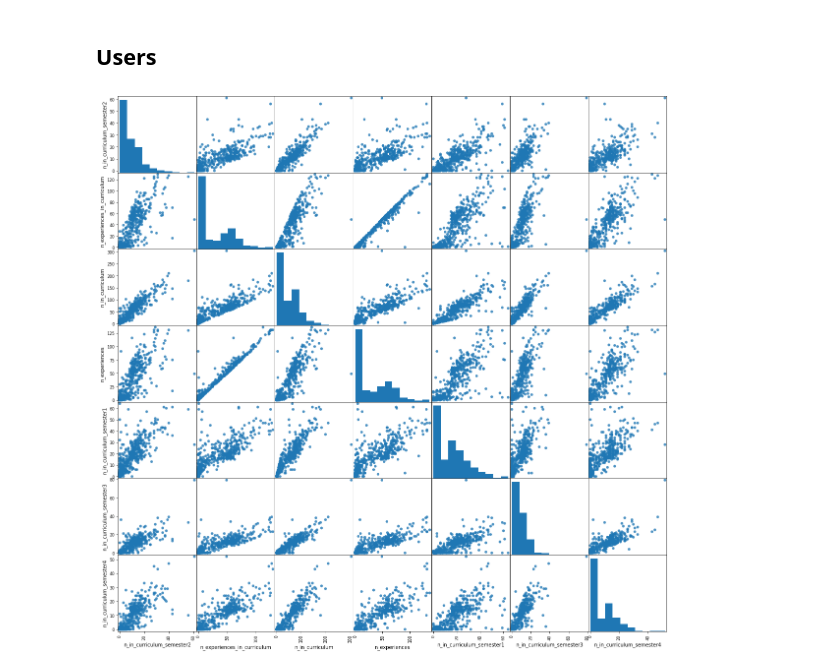
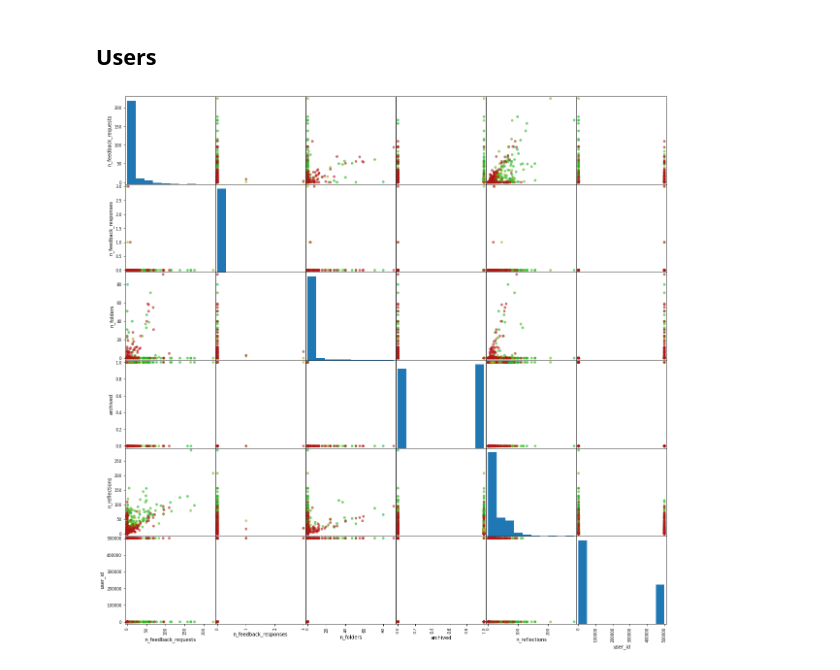
Before and after one commit to pietroairaghi/dualt_analysis, a Jupyter notebook: notebooks/preprocess_pipeline.ipynb, the cells around one changed output. Saved outputs shown, nothing was run; the diff lists cells and outputs as text; code cells hidden in the pictures.

```diff
--- a/notebooks/preprocess_pipeline.ipynb
+++ b/notebooks/preprocess_pipeline.ipynb
@@ -111,19 +206,28 @@ There are 13 extra columns in df: ['len_observations', 'activity_total_length',
+# %%
+palette = ['#b41414','#b41414','#b41414','#b41414','#b41414','#b41414', '#b44714', '#b47414',
+           '#b49a14', '#abb414', '#70b414',
+           '#3db414', '#14b414', '#14b441']
+# %%
+notes = [np.nan,0,0.5,1,1.5,2,2.5,3,3.5,4,4.5,5,5.5,6]
+color_map = dict(zip(notes,palette))
+# %%
+colors = df['grade_1st'].map(color_map)
 # %%
-corr_matrix = students.corr().abs()
+corr_matrix = df.corr().abs()
 
 #the matrix is symmetric so we need to extract upper triangle matrix without diagonal (k = 1)
-n = 5
+n = 4
 top_corr = (corr_matrix.where(np.triu(np.ones(corr_matrix.shape), k=1).astype(np.bool))
                  .stack()
-                 .sort_values(ascending=False))[:n]
+                 .sort_values(ascending=True))[:n]
 # %%
 interesting_cols = list(set(list(zip(*top_corr.keys().values))[0]+list(zip(*top_corr.keys().values))[1]))
 # %%
-g = pd.plotting.scatter_matrix(students[interesting_cols], figsize=(20,20), marker = 'o', hist_kwds = {'bins': 10}, s = 30, alpha = 0.8)
+g = pd.plotting.scatter_matrix(df[interesting_cols], figsize=(20,20), marker = 'o', hist_kwds = {'bins': 10}, s = 30, alpha = 0.6, color=colors)
 plt.show()
 #sns.pairplot(supervisors[supervisors_interesting_cols]);
 # %% [output]
-[figure, old version]
+[figure, new version]
 # %%
 hist = students[interval_features].hist(bins=20,figsize=[18,50],layout=(11,2))
 # %% [output]
```
Also changed, not shown: parts of 17 cells of this notebook, 13 other files.
